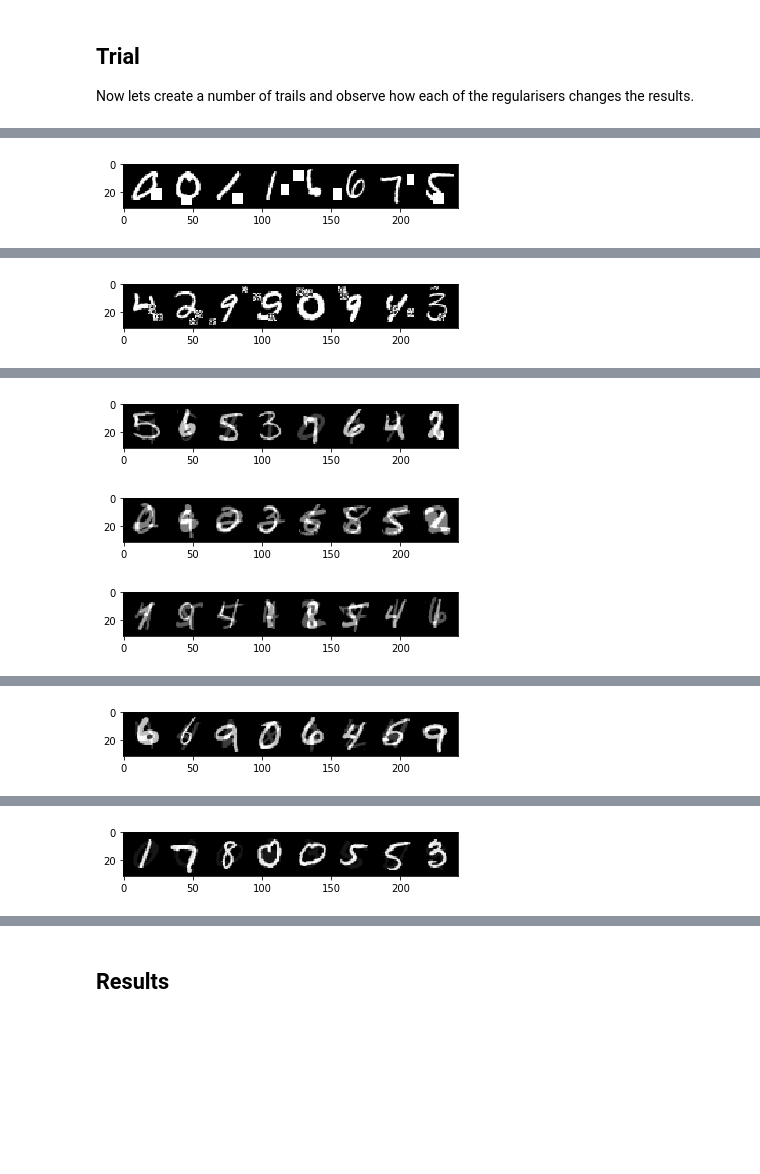
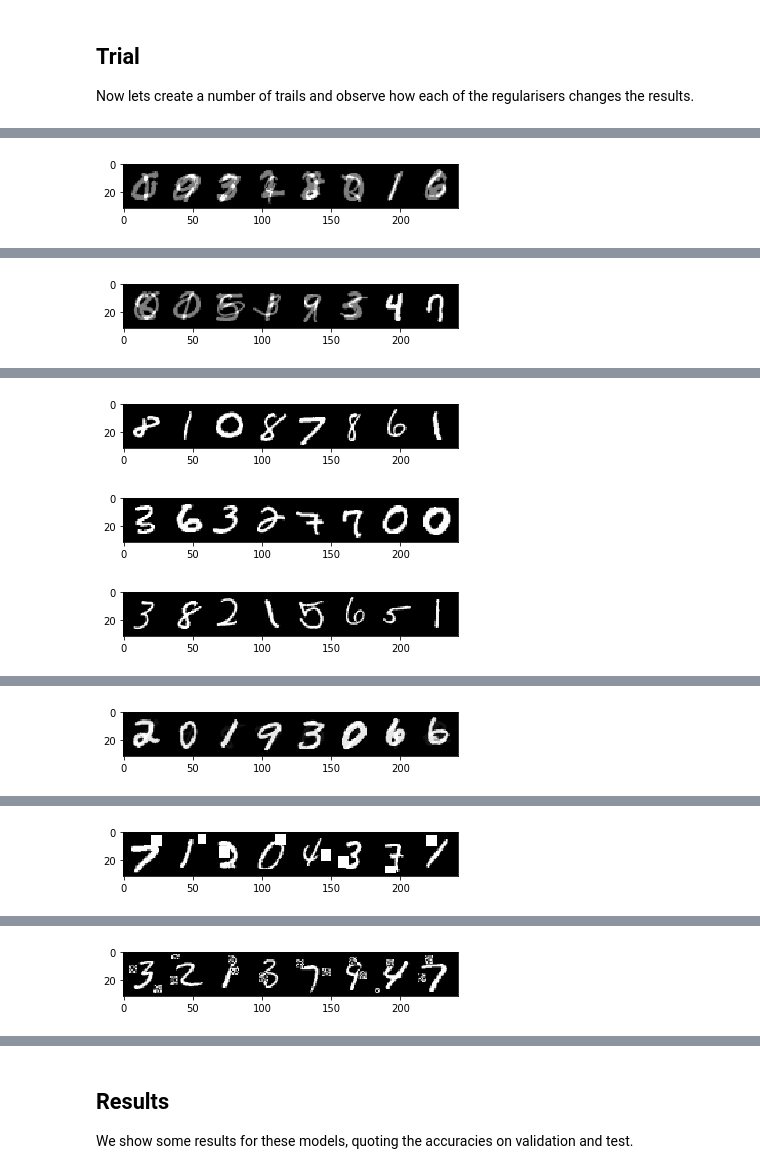
Before and after one commit to pytorchbearer/torchbearer, a Jupyter notebook: docs/_static/notebooks/regularisers.ipynb, the cells around one changed output, grey strips where cells are left out. Saved outputs shown, nothing was run; the diff lists cells and outputs as text; code cells hidden in the pictures; blank space fills up the shorter version.

```diff
--- a/docs/_static/notebooks/regularisers.ipynb
+++ b/docs/_static/notebooks/regularisers.ipynb
@@ -86,11 +87,15 @@ torchbearer has the following built-in reguliarisers:
 
 Here we create the callbacks for each of these in turn.
 # %%
-from torchbearer.callbacks import Cutout, RandomErase, Mixup
+from torchbearer.callbacks import Cutout, RandomErase, Mixup, SamplePairing
 
 cutout = Cutout(n_holes=1, length=8, constant=1)
 random_erase = RandomErase(n_holes=2, length=6)
 mixup = Mixup()
+
+# Do sample pairing for the first two epochs for demonstration.
+# We recommend using the policy from the paper (`policy=None`) for training purposes
+pairing = SamplePairing(SamplePairing.default_policy(0, 2, 8, 2))
 # %% [markdown]
 ## Visualising
 
@@ -107,35 +112,67 @@ Now lets create a number of trails and observe how each of the regularisers chan
 # %%
 import torch.optim as optim
 
 device = 'cuda' if torch.cuda.is_available() else 'cpu'
 loss = nn.CrossEntropyLoss()
 
 import torchbearer
 from torchbearer import Trial
 
+
+### Sample Pairing
+model = SimpleModel()
+optimizer = optim.Adam(filter(lambda p: p.requires_grad, model.parameters()), lr=0.001)
+
+callbacks = [pairing, make_grid]
+trial_sp = Trial(model, optimizer, loss, metrics=['loss', 'acc'], callbacks=callbacks).to(device)
+trial_sp.with_generators(train_generator=traingen, val_generator=valgen, test_generator=testgen)
+history_sp = trial_sp.run(epochs=5, verbose=1)
+
+
+# Only sample pairing changes the regularisation based on the epoch
+# From now on we hack the make_grid callback to only print once per training through the only_if decorator
+from torchbearer.callbacks import only_if
+make_grid.on_step_training = only_if(lambda state: state[torchbearer.EPOCH] == 0)(make_grid.on_step_training)
+
+
+### Mixup
+model = SimpleModel()
+optimizer = optim.Adam(filter(lambda p: p.requires_grad, model.parameters()), lr=0.001)
+
+callbacks = [mixup, make_grid]
+trial_mu = Trial(model, optimizer, Mixup.mixup_loss, metrics=['acc', 'loss'], callbacks=callbacks).to(device)
+trial_mu.with_generators(train_generator=traingen, val_generator=valgen, test_generator=testgen)
+history_mu = trial_mu.run(epochs=5, verbose=1)
+
+
+### Cutout
 model = SimpleModel()
 optimizer = optim.Adam(filter(lambda p: p.requires_grad, model.parameters()), lr=0.001)
 
 callbacks = [cutout, make_grid]
 trial_co = Trial(model, optimizer, loss, metrics=['acc', 'loss'], callbacks=callbacks).to(device)
 trial_co.with_generators(train_generator=traingen, val_generator=valgen, test_generator=testgen)
-history_cutout = trial_co.run(epochs=1, verbose=1)
+history_cutout = trial_co.run(epochs=5, verbose=1)
 
+
+### Random Erase
 model = SimpleModel()
 optimizer = optim.Adam(filter(lambda p: p.requires_grad, model.parameters()), lr=0.001)
 
 callbacks = [random_erase, make_grid]
 trial_re = Trial(model, optimizer, loss, metrics=['acc', 'loss'], callbacks=callbacks).to(device)
 trial_re.with_generators(train_generator=traingen, val_generator=valgen, test_generator=testgen)
-history_erase = trial_re.run(epochs=1, verbose=1)
+history_erase = trial_re.run(epochs=5, verbose=1)
 
+
+### Baseline - no regulariser
 model = SimpleModel()
 optimizer = optim.Adam(filter(lambda p: p.requires_grad, model.parameters()), lr=0.001)
 
-callbacks = [mixup, make_grid]
-trial_mu = Trial(model, optimizer, Mixup.loss, metrics=['loss'], callbacks=callbacks).to(device)
-trial_mu.with_generators(train_generator=traingen, val_generator=valgen, test_generator=testgen)
-history_mu = trial_mu.run(epochs=5, verbose=1)
+callbacks = []
+trial_base = Trial(model, optimizer, loss, metrics=['loss', 'acc'], callbacks=callbacks).to(device)
+trial_base.with_generators(train_generator=traingen, val_generator=valgen, test_generator=testgen)
+history_base = trial_base.run(epochs=5, verbose=1)
 # %% [output]
 [interactive output not drawn]
-[figure, old version]
+[figure, new version]
@@ -143 +179 @@ history_mu = trial_mu.run(epochs=5, verbose=1)
-[figure, old version]
+[figure, new version]
@@ -145,3 +180,3 @@ history_mu = trial_mu.run(epochs=5, verbose=1)
-[figure, old version]
+[figure, new version]
-[figure, old version]
+[figure, new version]
-[figure, old version]
+[figure, new version]
@@ -148 +184 @@ history_mu = trial_mu.run(epochs=5, verbose=1)
-[figure, old version]
+[figure, new version]
@@ -149 +186 @@ history_mu = trial_mu.run(epochs=5, verbose=1)
-[figure, old version]
+[figure, new version]
@@ -149,0 +188 @@ history_mu = trial_mu.run(epochs=5, verbose=1)
+[figure, added]
@@ -150,3 +190,5 @@ history_mu = trial_mu.run(epochs=5, verbose=1)
-# %% [markdown]
-## Results
+# %% [markdown]
+## Results
+
+We show some results for these models, quoting the accuracies on validation and test.
 # %%
```
Also changed, not shown: parts of 8 cells of this notebook, 2 other files.
